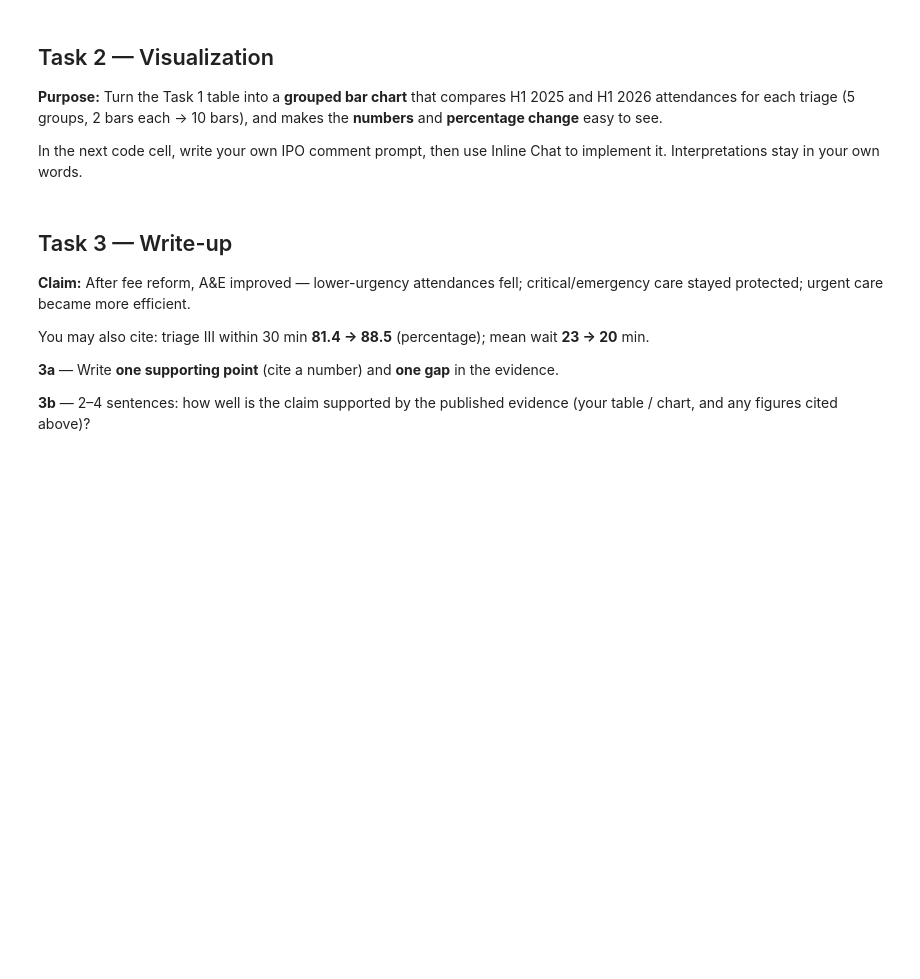
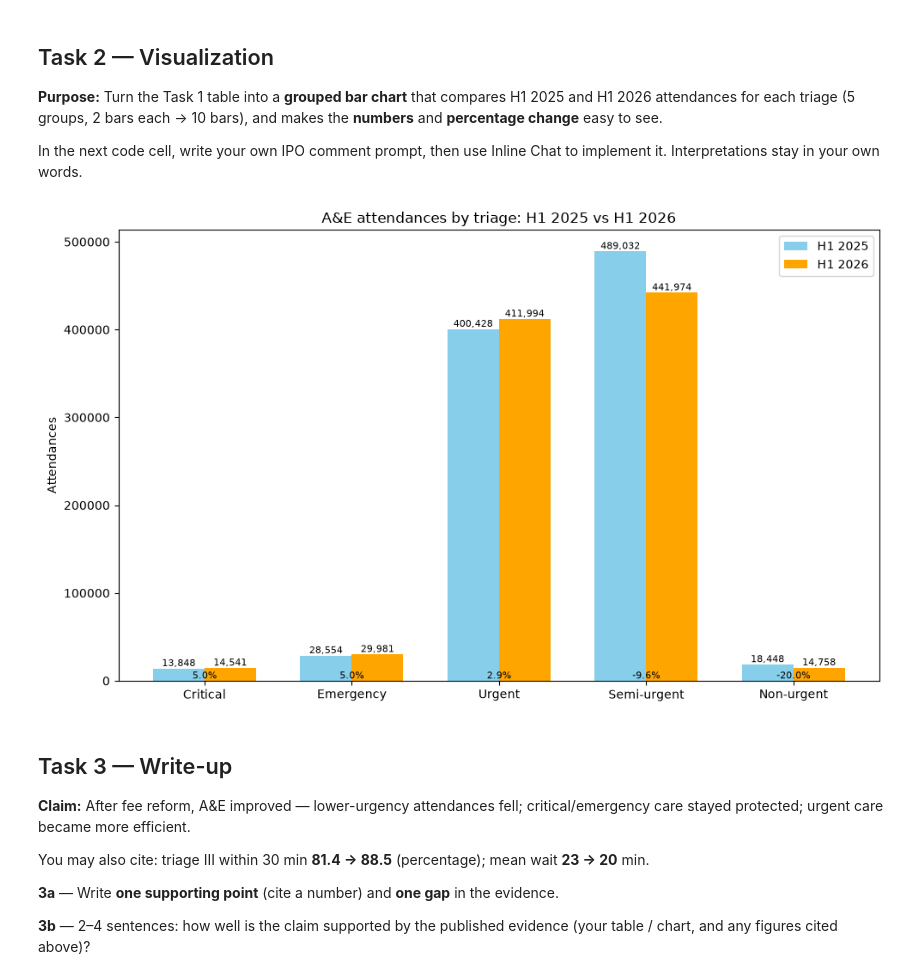
Before and after one commit to 24237957/GCAP3226_week4, a Jupyter notebook: W4_ae_inclass.ipynb, the cells around one changed output. Cells and saved outputs as stored; diff of their text form; code cells hidden in the pictures; blank space fills up the shorter version.

```diff
--- a/W4_ae_inclass.ipynb
+++ b/W4_ae_inclass.ipynb
@@ -22,7 +22,7 @@ import pandas as pd
 import matplotlib.pyplot as plt
 from pathlib import Path
 
-DATA_FILE = "w4_ae_triage_h1.csv"
+DATA_FILE = "week4_ae_triage_h1.csv"
 path = Path(DATA_FILE) if Path(DATA_FILE).is_file() else Path.cwd() / DATA_FILE
 df = pd.read_csv(path)
 print("Using:", path.resolve())
@@ -79,3 +116,52 @@ In the next code cell, write your own IPO comment prompt, then use Inline Chat t
+# %%
+# Task 2 — write your own IPO prompt in the comments, then use Inline Chat
+#
+# Input:
+#
+# Process:
+#   Write Python code to ...
+#
+# Output:
+#
+# YOUR CODE BELOW
+# Task 2 - grouped bar chart
+import matplotlib.pyplot as plt
+import numpy as np
+
+# Keep the Task 1 pct_change column already created
+df = df.sort_values("triage").reset_index(drop=True)
+
+x = np.arange(len(df))
+width = 0.35
+
+fig, ax = plt.subplots(figsize=(10, 6))
+
+bars1 = ax.bar(x - width/2, df["attend_h1_2025"], width,
+               label="H1 2025", color="skyblue")
+bars2 = ax.bar(x + width/2, df["attend_h1_2026"], width,
+               label="H1 2026", color="orange")
+
+ax.set_xticks(x)
+ax.set_xticklabels(df["triage_name"], rotation=0)
+ax.set_ylabel("Attendances")
+ax.set_title("A&E attendances by triage: H1 2025 vs H1 2026")
+ax.legend()
+
+# Add numbers above each bar
+for bars in [bars1, bars2]:
+    for bar in bars:
+        h = bar.get_height()
+        ax.text(bar.get_x() + bar.get_width()/2, h + 200,
+                f"{int(h):,}", ha="center", va="bottom", fontsize=8)
+
+# Add percentage change labels under/near bars
+for i, row in df.iterrows():
+    pct = row["pct_change"]
+    ax.text(i, 0, f"{pct:.1f}%", ha="center", va="bottom", fontsize=8, color="black")
+
+plt.tight_layout()
+# %% [output]
+[figure, added]
 # %% [markdown]
 ## Task 3 — Write-up
 
```
Also changed, not shown: parts of 6 cells of this notebook.
